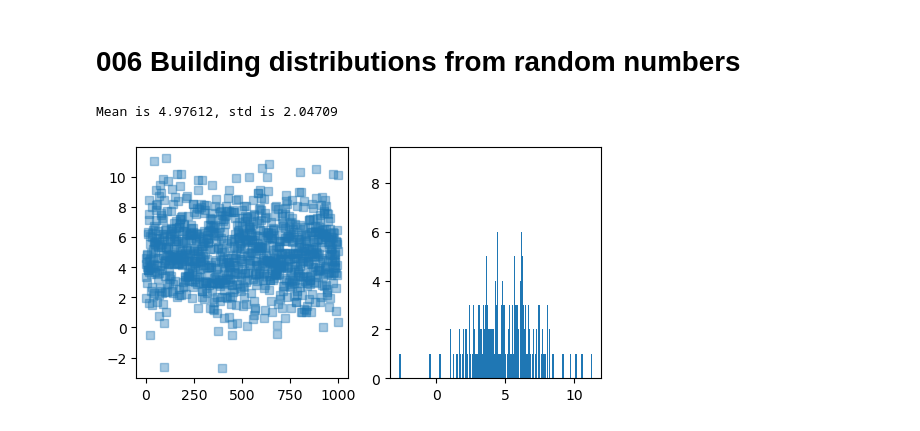
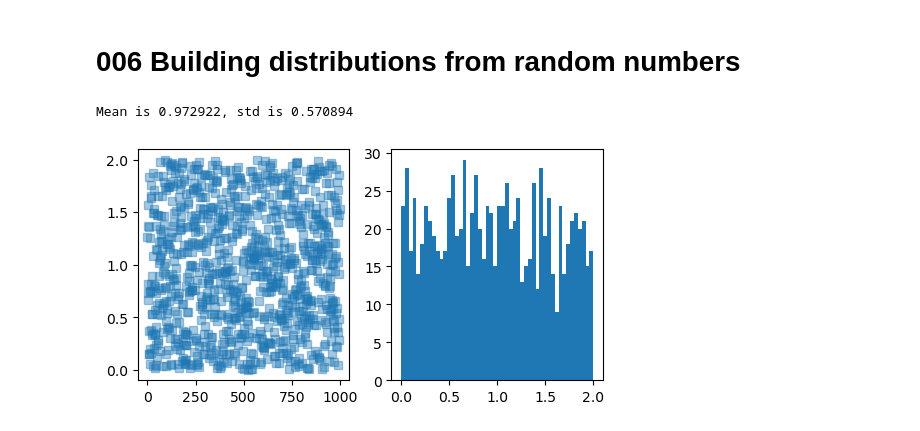
Before and after one commit to Afiq139/Python-Project, a Jupyter notebook: Python_Mathematics/Master_Math_By_Coding_In_Python/13_Probabilities_&_Histograms/006_Building_distributions_random_numbers.ipynb, the cells around one changed output. Saved outputs shown, nothing was run; the diff lists cells and outputs as text; code cells hidden in the pictures.

```diff
--- a/Python_Mathematics/Master_Math_By_Coding_In_Python/13_Probabilities_&_Histograms/006_Building_distributions_random_numbers.ipynb
+++ b/Python_Mathematics/Master_Math_By_Coding_In_Python/13_Probabilities_&_Histograms/006_Building_distributions_random_numbers.ipynb
@@ -6,16 +6,17 @@ import matplotlib.pyplot as plt
 # %%
 shift = 5
 stretch = 2
 n = 1000
 
-pnts = np.random.randn(n)*stretch + shift
+#pnts = np.random.randn(n)*stretch + shift
+pnts = np.random.rand(n)*stretch
 print('Mean is %g, std is %g' %(np.mean(pnts), np.std(pnts)))
 
 fig, ax = plt.subplots(1,2,figsize=(6,3))
 
 ax[0].plot(pnts,'s', alpha=.4)
-ax[1].hist(pnts,1000)
+ax[1].hist(pnts,50)
 plt.show()
 # %% [output]
-Mean is 4.97612, std is 2.04709
+Mean is 0.972922, std is 0.570894
-[figure, old version]
+[figure, new version]
```
